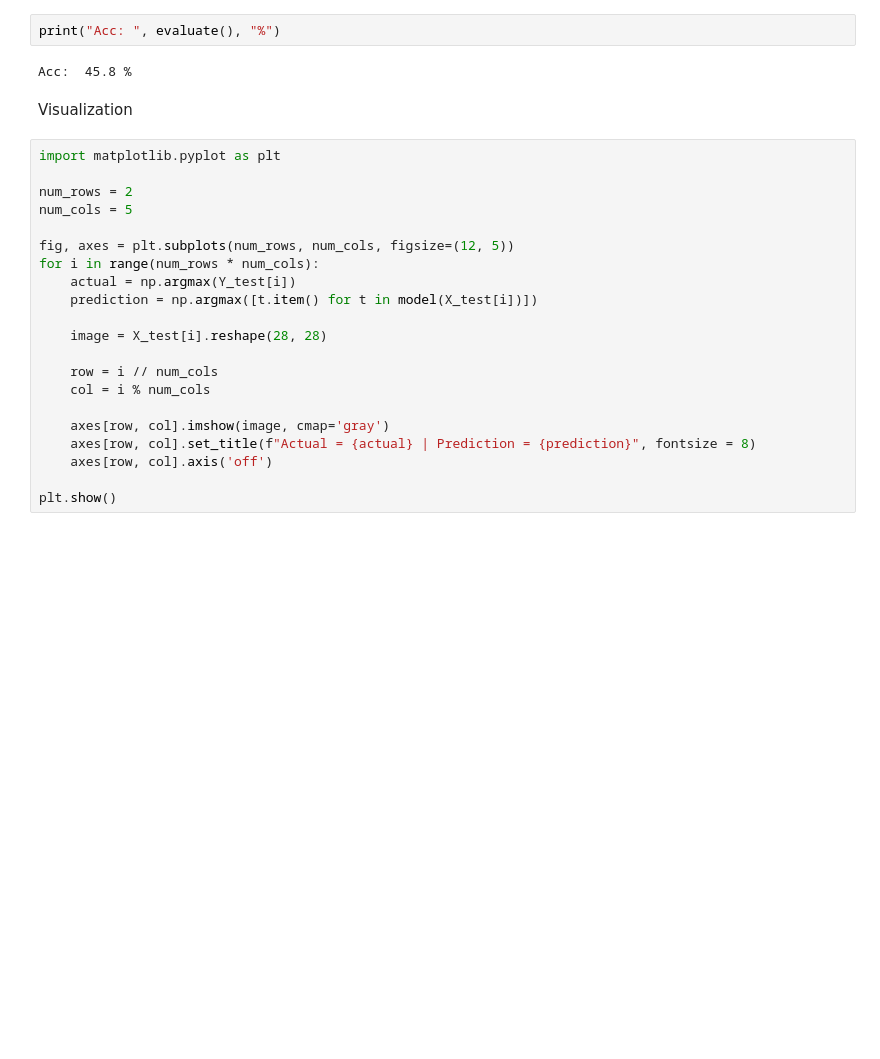
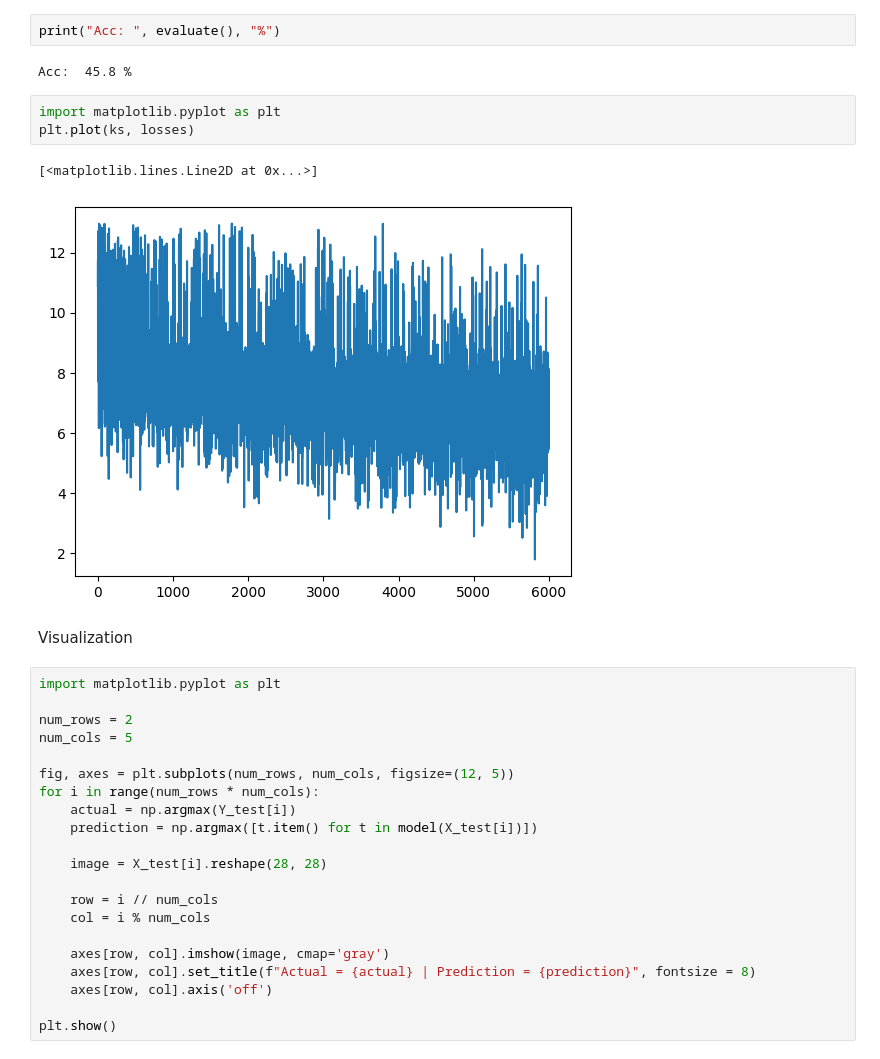
Before and after one commit to Apros7/AI-Projects, a Jupyter notebook: Autograd/mnist.ipynb, the cells around one changed output. Saved outputs shown, nothing was run; the diff lists cells and outputs as text; blank space fills up the shorter version.

Commit message:
alphabet order and loss plot

```diff
--- a/Autograd/mnist.ipynb
+++ b/Autograd/mnist.ipynb
@@ -72,6 +72,12 @@ for i in tqdm(range(len(X_train)//10)):
 print("Acc: ", evaluate(), "%")
 # %% [output]
 Acc:  45.8 %
+# %%
+import matplotlib.pyplot as plt
+plt.plot(ks, losses)
+# %% [output]
+[<matplotlib.lines.Line2D at 0x...>]
+[figure, added]
 # %% [markdown]
 Visualization
 # %%
```
Also changed, not shown: 1 other file.
